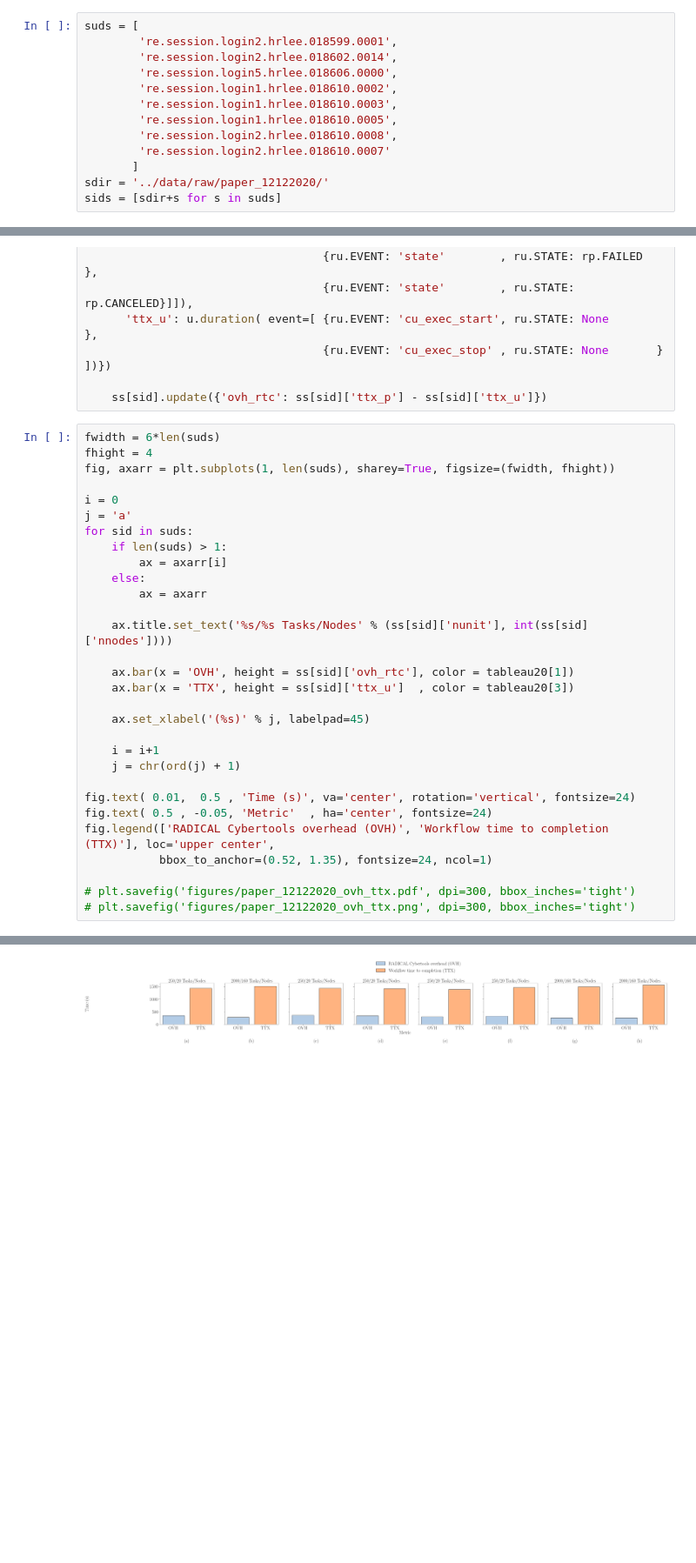
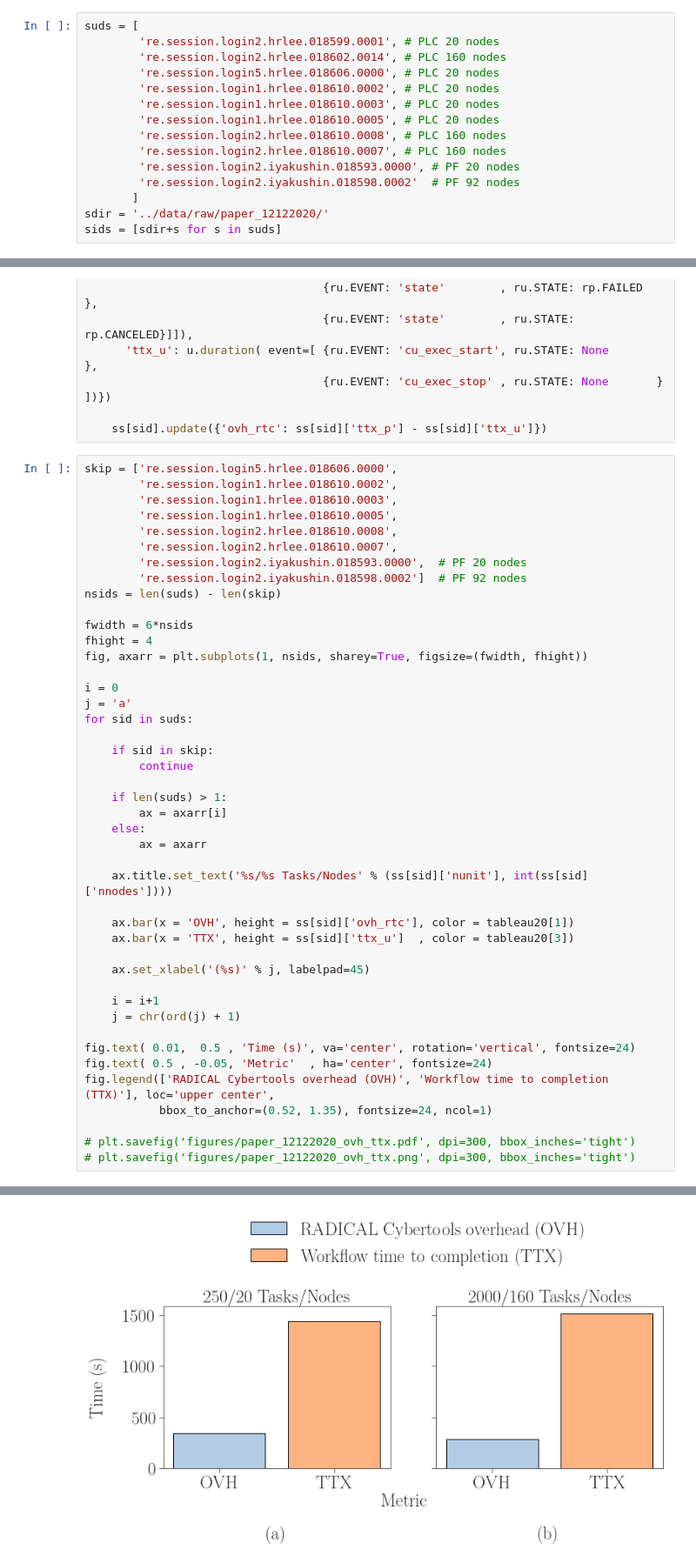
Before and after one commit to radical-experiments/deepdriveMD, a Jupyter notebook: analysis/paper_12122020.ipynb, the cells around one changed output, grey strips where cells are left out. Shown at 87% size. Saved outputs shown, nothing was run; the diff lists cells and outputs as text; blank space fills up the shorter version.

Commit message:
Attempt to plot Igor sessions

```diff
--- a/analysis/paper_12122020.ipynb
+++ b/analysis/paper_12122020.ipynb
@@ -19,13 +19,15 @@ import matplotlib.ticker as mticker
 # %%
 suds = [
-        're.session.login2.hrlee.018599.0001',
-        're.session.login2.hrlee.018602.0014',
-        're.session.login5.hrlee.018606.0000',
-        're.session.login1.hrlee.018610.0002',
-        're.session.login1.hrlee.018610.0003',
-        're.session.login1.hrlee.018610.0005',
-        're.session.login2.hrlee.018610.0008',
-        're.session.login2.hrlee.018610.0007'
+        're.session.login2.hrlee.018599.0001', # PLC 20 nodes
+        're.session.login2.hrlee.018602.0014', # PLC 160 nodes
+        're.session.login5.hrlee.018606.0000', # PLC 20 nodes
+        're.session.login1.hrlee.018610.0002', # PLC 20 nodes
+        're.session.login1.hrlee.018610.0003', # PLC 20 nodes
+        're.session.login1.hrlee.018610.0005', # PLC 20 nodes
+        're.session.login2.hrlee.018610.0008', # PLC 160 nodes
+        're.session.login2.hrlee.018610.0007', # PLC 160 nodes
+        're.session.login2.iyakushin.018593.0000', # PF 20 nodes
+        're.session.login2.iyakushin.018598.0002'  # PF 92 nodes
        ]
 sdir = '../data/raw/paper_12122020/'
 sids = [sdir+s for s in suds]
@@ -141,35 +145,49 @@ for sid in suds:
 
     ss[sid].update({'ovh_rtc': ss[sid]['ttx_p'] - ss[sid]['ttx_u']})
 # %%
-fwidth = 6*len(suds)
+skip = ['re.session.login5.hrlee.018606.0000',
+        're.session.login1.hrlee.018610.0002',
+        're.session.login1.hrlee.018610.0003',
+        're.session.login1.hrlee.018610.0005',
+        're.session.login2.hrlee.018610.0008',
+        're.session.login2.hrlee.018610.0007',
+        're.session.login2.iyakushin.018593.0000',  # PF 20 nodes
+        're.session.login2.iyakushin.018598.0002']  # PF 92 nodes
+nsids = len(suds) - len(skip)
+
+fwidth = 6*nsids
 fhight = 4
-fig, axarr = plt.subplots(1, len(suds), sharey=True, figsize=(fwidth, fhight))
+fig, axarr = plt.subplots(1, nsids, sharey=True, figsize=(fwidth, fhight))
 
 i = 0
 j = 'a'
 for sid in suds:
+
+    if sid in skip:
+        continue
+
     if len(suds) > 1:
         ax = axarr[i]
     else:
         ax = axarr
 
     ax.title.set_text('%s/%s Tasks/Nodes' % (ss[sid]['nunit'], int(ss[sid]['nnodes'])))
 
     ax.bar(x = 'OVH', height = ss[sid]['ovh_rtc'], color = tableau20[1])
     ax.bar(x = 'TTX', height = ss[sid]['ttx_u']  , color = tableau20[3])
 
     ax.set_xlabel('(%s)' % j, labelpad=45)
 
     i = i+1
     j = chr(ord(j) + 1)
 
 fig.text( 0.01,  0.5 , 'Time (s)', va='center', rotation='vertical', fontsize=24)
 fig.text( 0.5 , -0.05, 'Metric'  , ha='center', fontsize=24)
 fig.legend(['RADICAL Cybertools overhead (OVH)', 'Workflow time to completion (TTX)'], loc='upper center',
            bbox_to_anchor=(0.52, 1.35), fontsize=24, ncol=1)
 
 # plt.savefig('figures/paper_12122020_ovh_ttx.pdf', dpi=300, bbox_inches='tight')
 # plt.savefig('figures/paper_12122020_ovh_ttx.png', dpi=300, bbox_inches='tight')
 # %% [output]
 <matplotlib.legend.Legend at 0x...>
-[figure, old version]
+[figure, new version]
```
Also changed, not shown: parts of 6 cells of this notebook, 3 other files.
